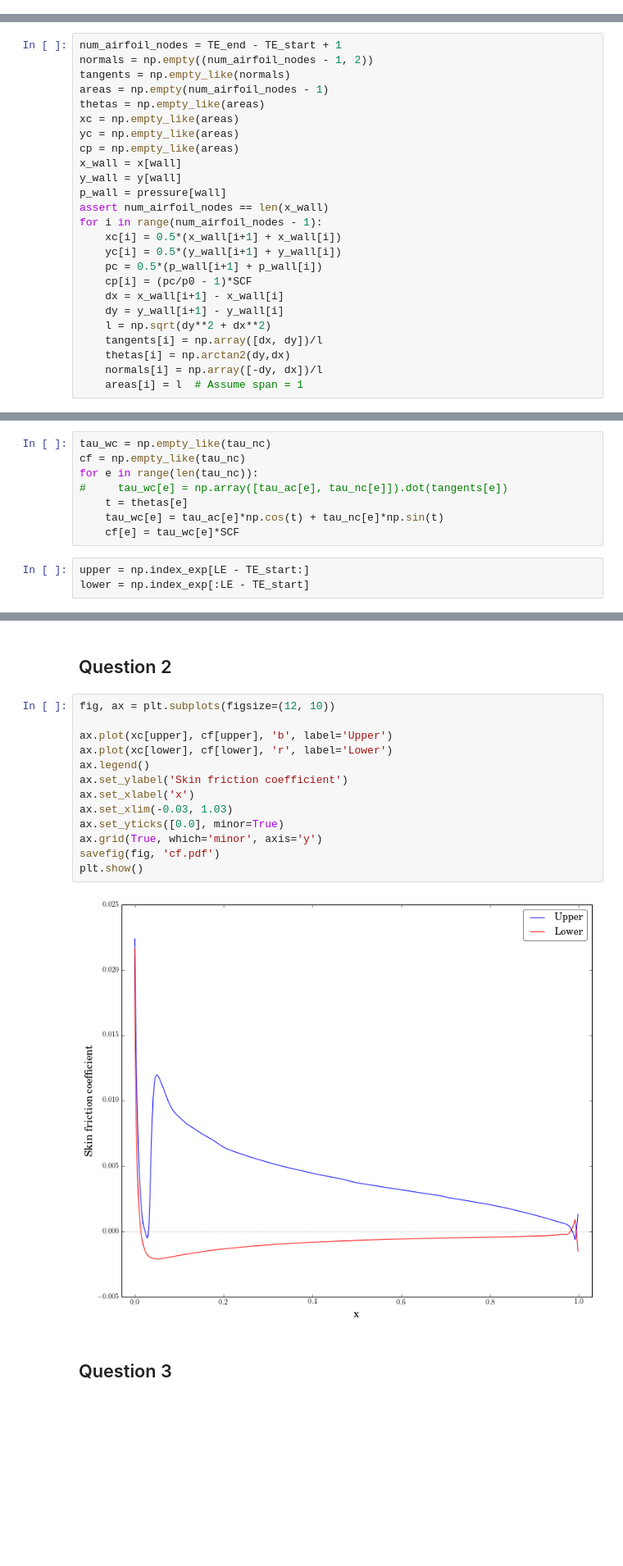
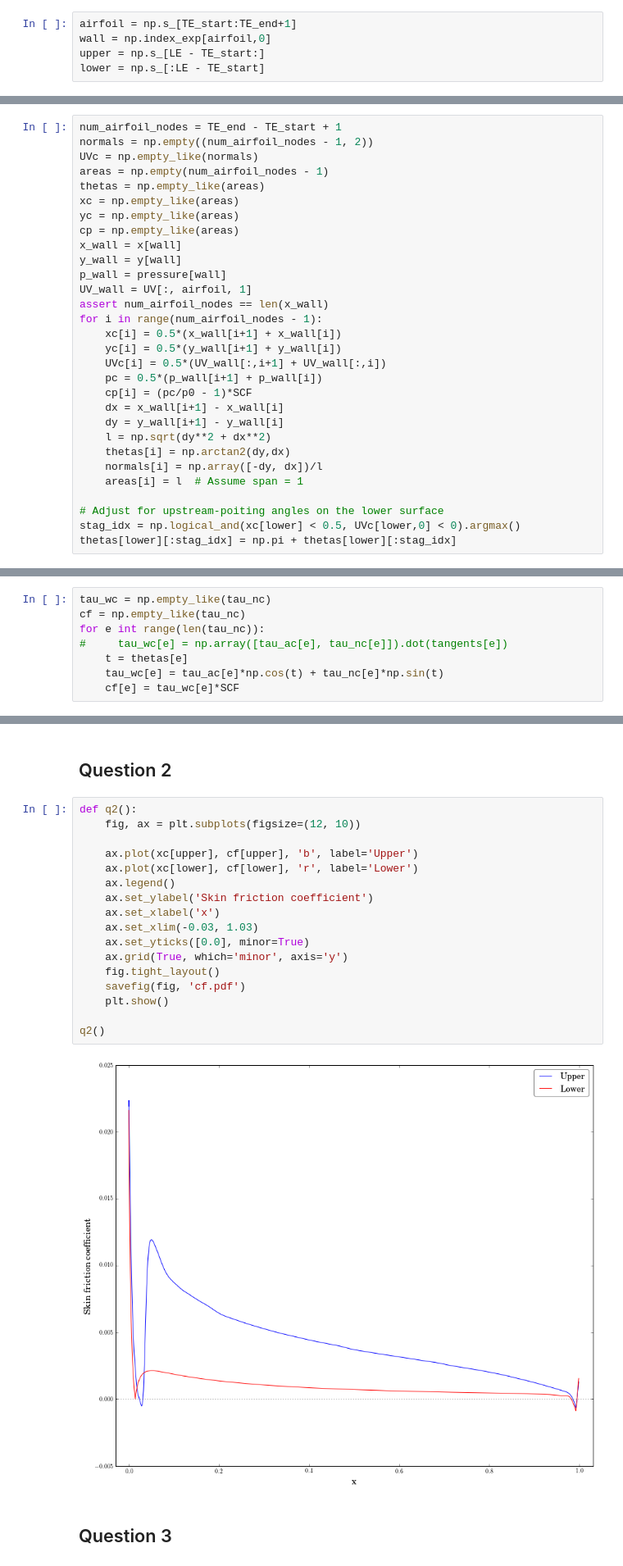
Before and after one commit to selimb/schoolstuff, a Jupyter notebook: mech539/ass5/Untitled.ipynb, the cells around one changed output, grey strips where cells are left out. Shown at 82% size. Drawn from its saved outputs; the diff is of its cells as text; blank space fills up the shorter version.

```diff
--- a/mech539/ass5/Untitled.ipynb
+++ b/mech539/ass5/Untitled.ipynb
@@ -55,9 +52,14 @@ upper = _w(np.s_[LE:TE_end+1])
+# %%
+airfoil = np.s_[TE_start:TE_end+1]
+wall = np.index_exp[airfoil,0]
+upper = np.s_[LE - TE_start:]
+lower = np.s_[:LE - TE_start]
 # %% [markdown]
 ## Compute surface values
 # %%
 num_airfoil_nodes = TE_end - TE_start + 1
 normals = np.empty((num_airfoil_nodes - 1, 2))
-tangents = np.empty_like(normals)
+UVc = np.empty_like(normals)
 areas = np.empty(num_airfoil_nodes - 1)
 thetas = np.empty_like(areas)
 xc = np.empty_like(areas)
@@ -66,19 +68,24 @@ cp = np.empty_like(areas)
 x_wall = x[wall]
 y_wall = y[wall]
 p_wall = pressure[wall]
+UV_wall = UV[:, airfoil, 1]
 assert num_airfoil_nodes == len(x_wall)
 for i in range(num_airfoil_nodes - 1):
     xc[i] = 0.5*(x_wall[i+1] + x_wall[i])
     yc[i] = 0.5*(y_wall[i+1] + y_wall[i])
+    UVc[i] = 0.5*(UV_wall[:,i+1] + UV_wall[:,i])
     pc = 0.5*(p_wall[i+1] + p_wall[i])
     cp[i] = (pc/p0 - 1)*SCF
     dx = x_wall[i+1] - x_wall[i]
     dy = y_wall[i+1] - y_wall[i]
     l = np.sqrt(dy**2 + dx**2)
-    tangents[i] = np.array([dx, dy])/l
     thetas[i] = np.arctan2(dy,dx)
     normals[i] = np.array([-dy, dx])/l
     areas[i] = l  # Assume span = 1
+
+# Adjust for upstream-poiting angles on the lower surface
+stag_idx = np.logical_and(xc[lower] < 0.5, UVc[lower,0] < 0).argmax()
+thetas[lower][:stag_idx] = np.pi + thetas[lower][:stag_idx]
 # %%
 # Compute nodal stress tensor on wall
 # gradUV = np.empty((num_airfoil_nodes, 2, 2))
@@ -123,14 +129,11 @@ tau_nc[-1], tau_ac[-1] = tau_na[-2]
 # %%
 tau_wc = np.empty_like(tau_nc)
 cf = np.empty_like(tau_nc)
-for e in range(len(tau_nc)):
+for e int range(len(tau_nc)):
 #     tau_wc[e] = np.array([tau_ac[e], tau_nc[e]]).dot(tangents[e])
     t = thetas[e]
     tau_wc[e] = tau_ac[e]*np.cos(t) + tau_nc[e]*np.sin(t)
     cf[e] = tau_wc[e]*SCF
-# %%
-upper = np.index_exp[LE - TE_start:]
-lower = np.index_exp[:LE - TE_start]
 # %%
 def savefig(fig, name):
     filepath = os.path.join('tex', 'figs', name)
@@ -156,20 +163,24 @@ plt.show()
 # %% [markdown]
 ## Question 2
 # %%
-fig, ax = plt.subplots(figsize=(12, 10))
+def q2():
+    fig, ax = plt.subplots(figsize=(12, 10))
 
-ax.plot(xc[upper], cf[upper], 'b', label='Upper')
-ax.plot(xc[lower], cf[lower], 'r', label='Lower')
-ax.legend()
-ax.set_ylabel('Skin friction coefficient')
-ax.set_xlabel('x')
-ax.set_xlim(-0.03, 1.03)
-ax.set_yticks([0.0], minor=True)
-ax.grid(True, which='minor', axis='y')
-savefig(fig, 'cf.pdf')
-plt.show()
+    ax.plot(xc[upper], cf[upper], 'b', label='Upper')
+    ax.plot(xc[lower], cf[lower], 'r', label='Lower')
+    ax.legend()
+    ax.set_ylabel('Skin friction coefficient')
+    ax.set_xlabel('x')
+    ax.set_xlim(-0.03, 1.03)
+    ax.set_yticks([0.0], minor=True)
+    ax.grid(True, which='minor', axis='y')
+    fig.tight_layout()
+    savefig(fig, 'cf.pdf')
+    plt.show()
+
+q2()
 # %% [output]
-[figure, old version]
+[figure, new version]
 # %% [markdown]
 ## Question 3
 # %%
```
Also changed, not shown: parts of 17 cells of this notebook, 11 other files.
